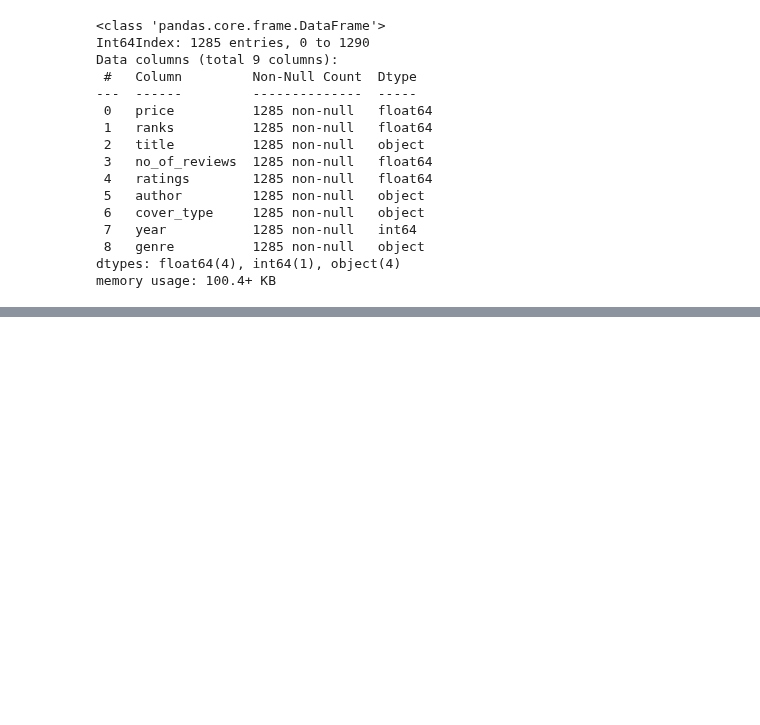
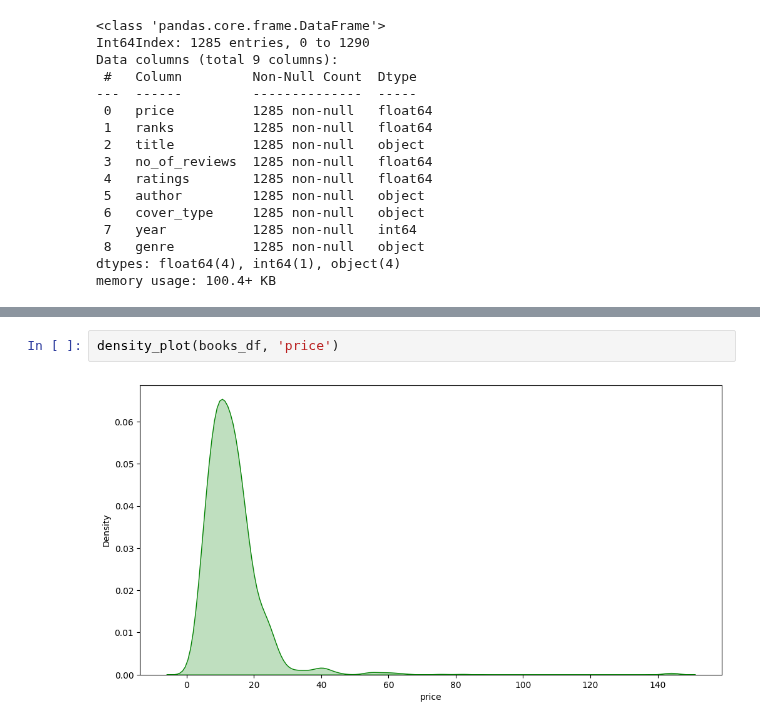
Before and after one commit to latifkara/dataScienceProjects, a Jupyter notebook: TopBookList/BookList.ipynb, the cells around one changed output, grey strips where cells are left out. Saved outputs shown, nothing was run; the diff lists cells and outputs as text; blank space fills up the shorter version.

```diff
--- a/TopBookList/BookList.ipynb
+++ b/TopBookList/BookList.ipynb
@@ -129,0 +139,4 @@ Name: no_of_reviews, Length: 1285, dtype: float64
+# %%
+density_plot(books_df, 'price')
+# %% [output]
+[figure, added]
```
Also changed, not shown: parts of 4 cells of this notebook.
